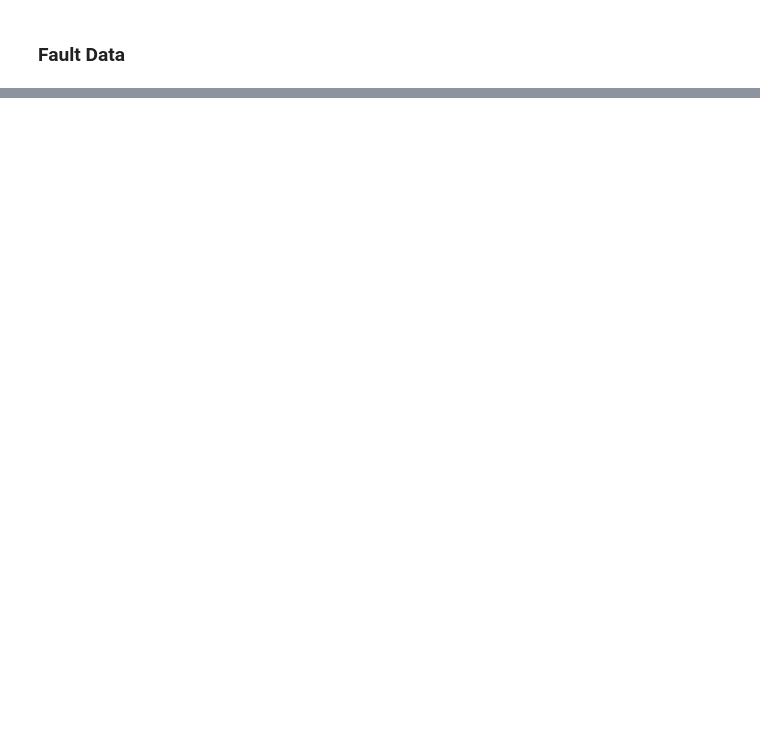
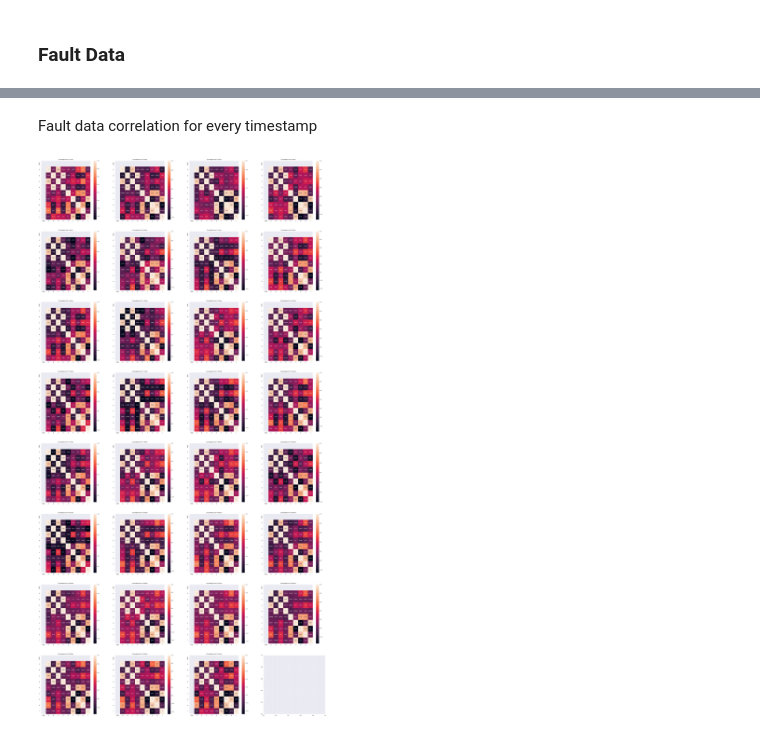
Before and after one commit to Darkosz1012/artificial_neural_network_project, a Jupyter notebook: data_analysis.ipynb, the cells around one changed output, grey strips where cells are left out. Saved outputs shown, nothing was run; the diff lists cells and outputs as text; code cells hidden in the pictures; blank space fills up the shorter version.

```diff
--- a/data_analysis.ipynb
+++ b/data_analysis.ipynb
@@ -92,3 +93,7 @@ df_fault.describe()
 | 50% | 16.000000 | 31.200000 | 19.000000 | 21.400000 | 33.000000 | 240.000000 | 5.800000 | 61.400000 | 38.600000 | 16.200000 |
 | 75% | 24.000000 | 31.900000 | 20.000000 | 22.000000 | 36.000000 | 600.000000 | 6.100000 | 70.400000 | 40.400000 | 16.800000 |
 | max | 31.000000 | 34.800000 | 25.000000 | 22.900000 | 42.000000 | 660.000000 | 8.600000 | 77.400000 | 43.900000 | 22.600000 |
+# %%
+def split_data_by_time(df: pd.DataFrame, time) -> pd.DataFrame:
+    frame = df.loc[df['TIME'] == time]
+    return frame
@@ -94,0 +102,13 @@ df_fault.describe()
+# %%
+def correlation_for_timestamps(df: pd.DataFrame):
+    figure, axis = plt.subplots(8, 4, figsize=(40, 80))
+
+    for ts in range(0, 31):
+        data = split_data_by_time(df, ts + 1)
+        corr = data.corr()
+        x = math.floor(ts / 4)
+        y = ts - x * 4
+        axis[x, y].set_title("Correlation for t=" + str(ts + 1) + "min")
+        sn.heatmap(corr, annot=True, ax=axis[x, y])
+
+    plt.show()
@@ -94,0 +121,6 @@ df_fault.describe()
+# %% [markdown]
+Fault data correlation for every timestamp
+# %%
+correlation_for_timestamps(df_fault)
+# %% [output]
+[figure, added]
```
Also changed, not shown: parts of 10 cells of this notebook, 16 other files.
